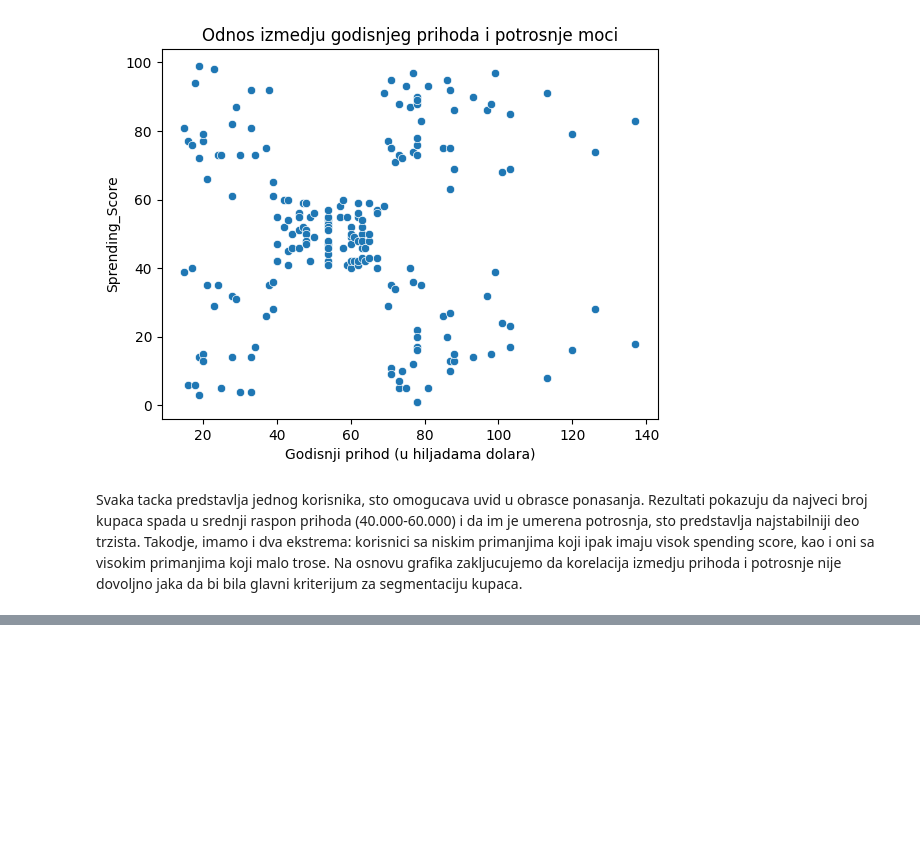
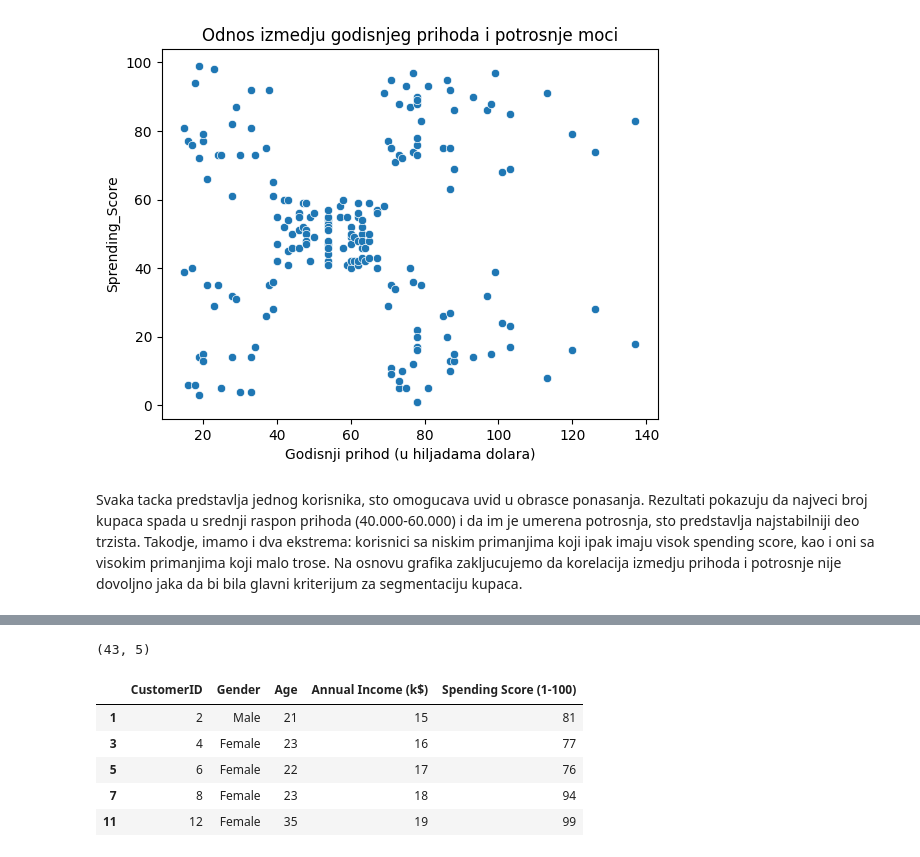
Before and after one commit to KrstinaPerovic/Vezba-Python-1, a Jupyter notebook: Untitled1.ipynb, the cells around one changed output, grey strips where cells are left out. Cells and saved outputs as stored; diff of their text form; code cells hidden in the pictures; blank space fills up the shorter version.

```diff
--- a/Untitled1.ipynb
+++ b/Untitled1.ipynb
@@ -227,0 +250,4 @@ Na osnovu grafika zakljucujemo da korelacija izmedju prihoda i potrosnje nije do
+# %%
+df[df['Spending Score (1-100)'] >= max_spend_score].shape
+# %% [output]
+(43, 5)
@@ -227,0 +256,9 @@ Na osnovu grafika zakljucujemo da korelacija izmedju prihoda i potrosnje nije do
+# %%
+df_max_spend.head()
+# %% [output]
+|  | CustomerID | Gender | Age | Annual Income (k$) | Spending Score (1-100) |
+| 1 | 2 | Male | 21 | 15 | 81 |
+| 3 | 4 | Female | 23 | 16 | 77 |
+| 5 | 6 | Female | 22 | 17 | 76 |
+| 7 | 8 | Female | 23 | 18 | 94 |
+| 11 | 12 | Female | 35 | 19 | 99 |
```
Also changed, not shown: parts of 9 cells of this notebook.
